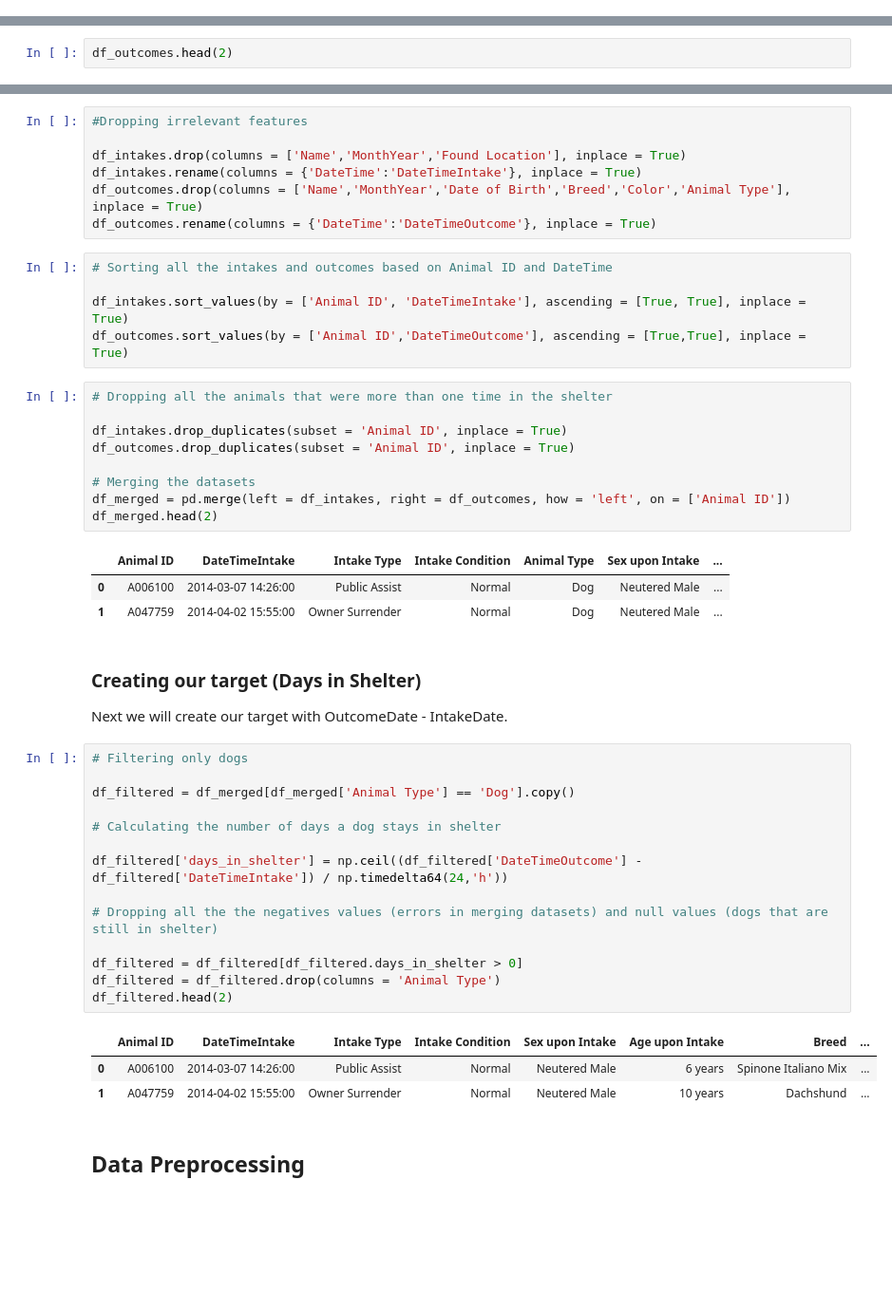
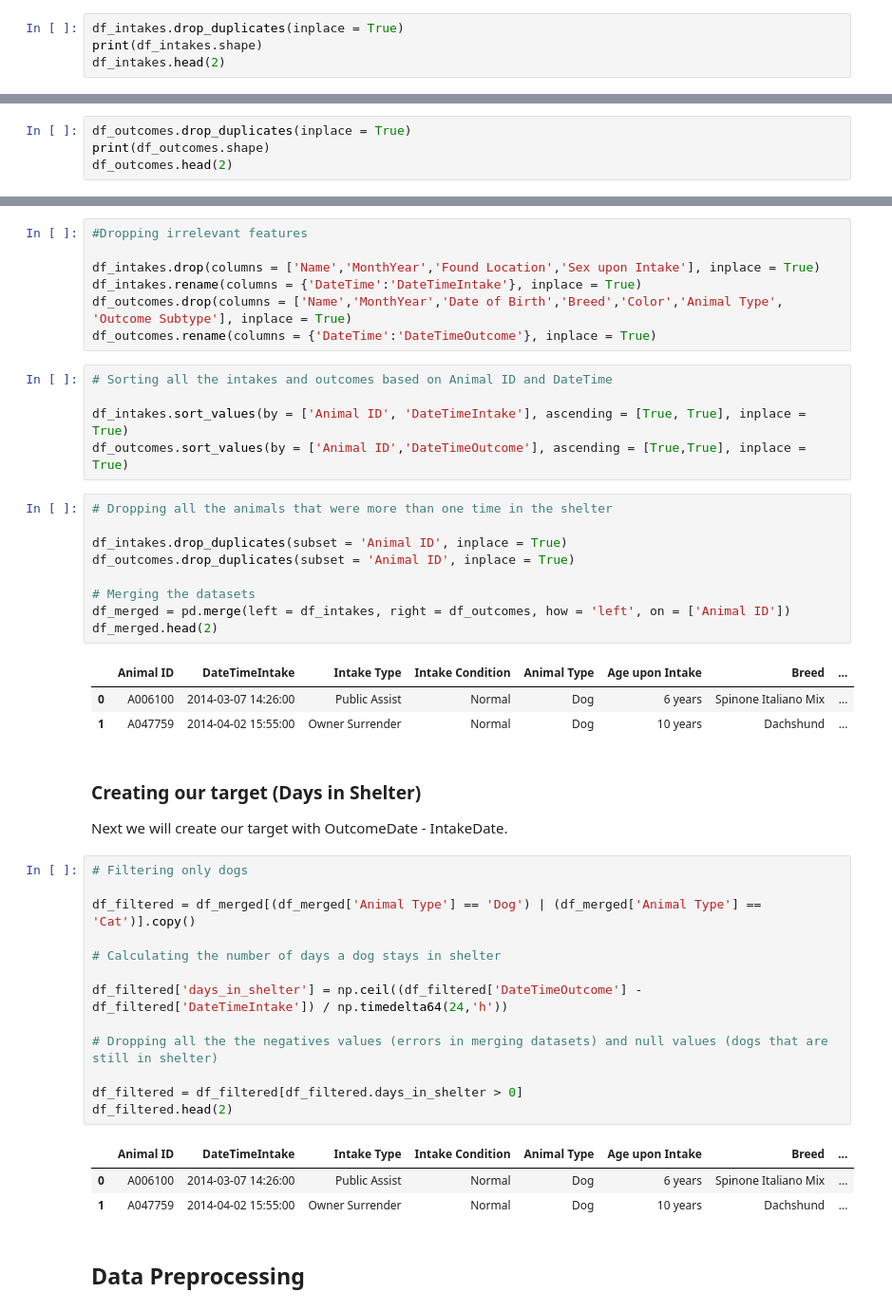
Before and after one commit to anaiscasilva/From_Shelter_to_Love, a Jupyter notebook: notebooks/gmatos51_data_analysis.ipynb, the cells around one changed output, grey strips where cells are left out. Shown at 95% size. Cells and saved outputs as stored; diff of their text form; blank space fills up the shorter version.

```diff
--- a/notebooks/gmatos51_data_analysis.ipynb
+++ b/notebooks/gmatos51_data_analysis.ipynb
@@ -36,0 +31,4 @@ df_intakes.head(2)
+# %%
+df_intakes.drop_duplicates(inplace = True)
+print(df_intakes.shape)
+df_intakes.head(2)
@@ -37,3 +40,5 @@ df_intakes.head(2)
 # %%
+df_outcomes.drop_duplicates(inplace = True)
+print(df_outcomes.shape)
 df_outcomes.head(2)
 # %% [output]
@@ -49,9 +55,9 @@ Next steps we will:
 # %%
 #Dropping irrelevant features
 
-df_intakes.drop(columns = ['Name','MonthYear','Found Location'], inplace = True)
+df_intakes.drop(columns = ['Name','MonthYear','Found Location','Sex upon Intake'], inplace = True)
 df_intakes.rename(columns = {'DateTime':'DateTimeIntake'}, inplace = True)
-df_outcomes.drop(columns = ['Name','MonthYear','Date of Birth','Breed','Color','Animal Type'], inplace = True)
+df_outcomes.drop(columns = ['Name','MonthYear','Date of Birth','Breed','Color','Animal Type', 'Outcome Subtype'], inplace = True)
 df_outcomes.rename(columns = {'DateTime':'DateTimeOutcome'}, inplace = True)
 # %%
 # Sorting all the intakes and outcomes based on Animal ID and DateTime
@@ -68,30 +74,29 @@ df_outcomes.drop_duplicates(subset = 'Animal ID', inplace = True)
 df_merged = pd.merge(left = df_intakes, right = df_outcomes, how = 'left', on = ['Animal ID'])
 df_merged.head(2)
 # %% [output]
-|  | Animal ID | DateTimeIntake | Intake Type | Intake Condition | Animal Type | Sex upon Intake | ... |
-| 0 | A006100 | 2014-03-07 14:26:00 | Public Assist | Normal | Dog | Neutered Male | ... |
-| 1 | A047759 | 2014-04-02 15:55:00 | Owner Surrender | Normal | Dog | Neutered Male | ... |
+|  | Animal ID | DateTimeIntake | Intake Type | Intake Condition | Animal Type | Age upon Intake | Breed | ... |
+| 0 | A006100 | 2014-03-07 14:26:00 | Public Assist | Normal | Dog | 6 years | Spinone Italiano Mix | ... |
+| 1 | A047759 | 2014-04-02 15:55:00 | Owner Surrender | Normal | Dog | 10 years | Dachshund | ... |
 # %% [markdown]
 ### Creating our target (Days in Shelter)
 Next we will create our target with OutcomeDate - IntakeDate.
 # %%
 # Filtering only dogs
 
-df_filtered = df_merged[df_merged['Animal Type'] == 'Dog'].copy()
+df_filtered = df_merged[(df_merged['Animal Type'] == 'Dog') | (df_merged['Animal Type'] == 'Cat')].copy()
 
 # Calculating the number of days a dog stays in shelter
 
 df_filtered['days_in_shelter'] = np.ceil((df_filtered['DateTimeOutcome'] - df_filtered['DateTimeIntake']) / np.timedelta64(24,'h'))
 
 # Dropping all the the negatives values (errors in merging datasets) and null values (dogs that are still in shelter)
 
 df_filtered = df_filtered[df_filtered.days_in_shelter > 0]
-df_filtered = df_filtered.drop(columns = 'Animal Type')
 df_filtered.head(2)
 # %% [output]
-|  | Animal ID | DateTimeIntake | Intake Type | Intake Condition | Sex upon Intake | Age upon Intake | Breed | ... |
-| 0 | A006100 | 2014-03-07 14:26:00 | Public Assist | Normal | Neutered Male | 6 years | Spinone Italiano Mix | ... |
-| 1 | A047759 | 2014-04-02 15:55:00 | Owner Surrender | Normal | Neutered Male | 10 years | Dachshund | ... |
+|  | Animal ID | DateTimeIntake | Intake Type | Intake Condition | Animal Type | Age upon Intake | Breed | ... |
+| 0 | A006100 | 2014-03-07 14:26:00 | Public Assist | Normal | Dog | 6 years | Spinone Italiano Mix | ... |
+| 1 | A047759 | 2014-04-02 15:55:00 | Owner Surrender | Normal | Dog | 10 years | Dachshund | ... |
 # %% [markdown]
 ## Data Preprocessing
 # %%
```
Also changed, not shown: parts of 15 cells of this notebook.
